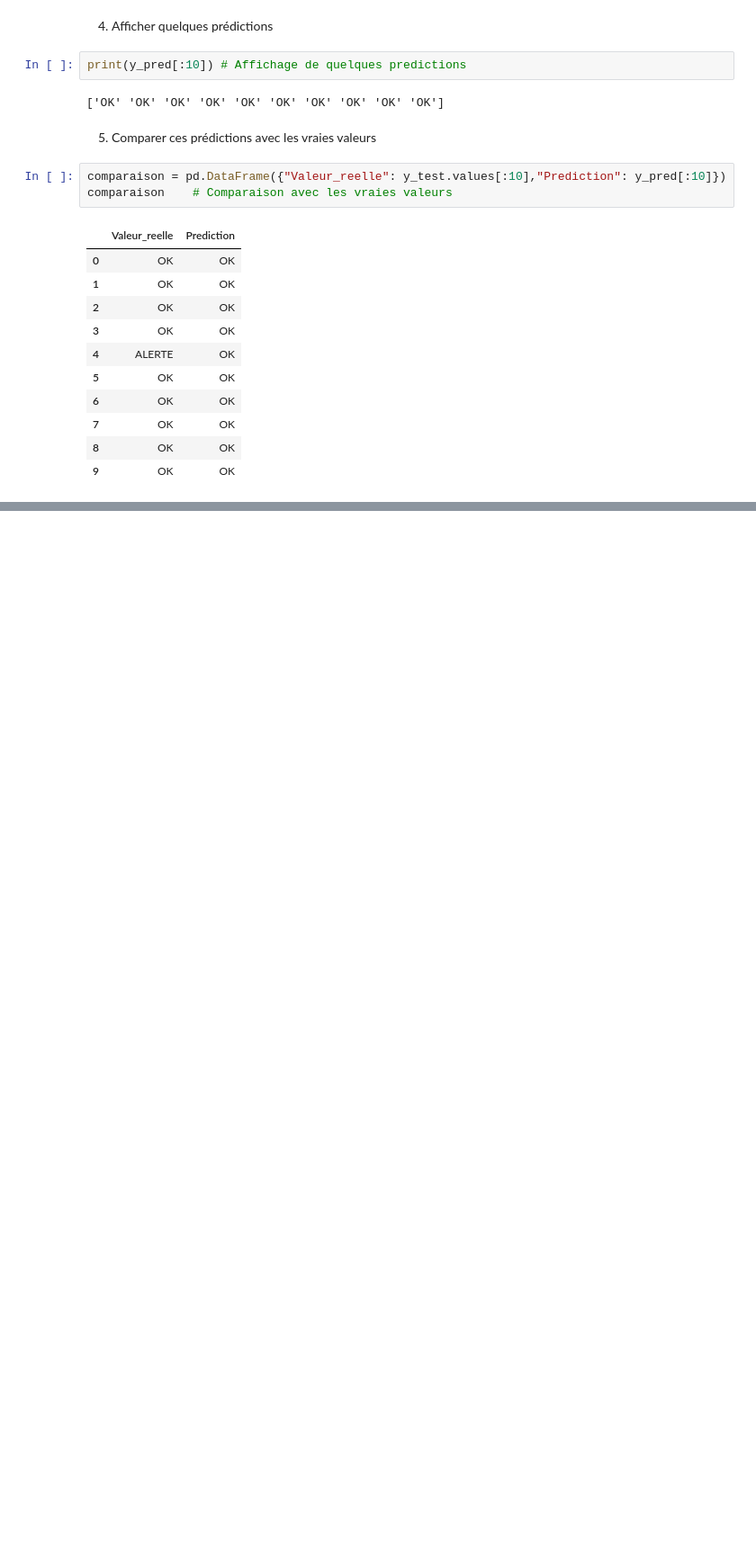
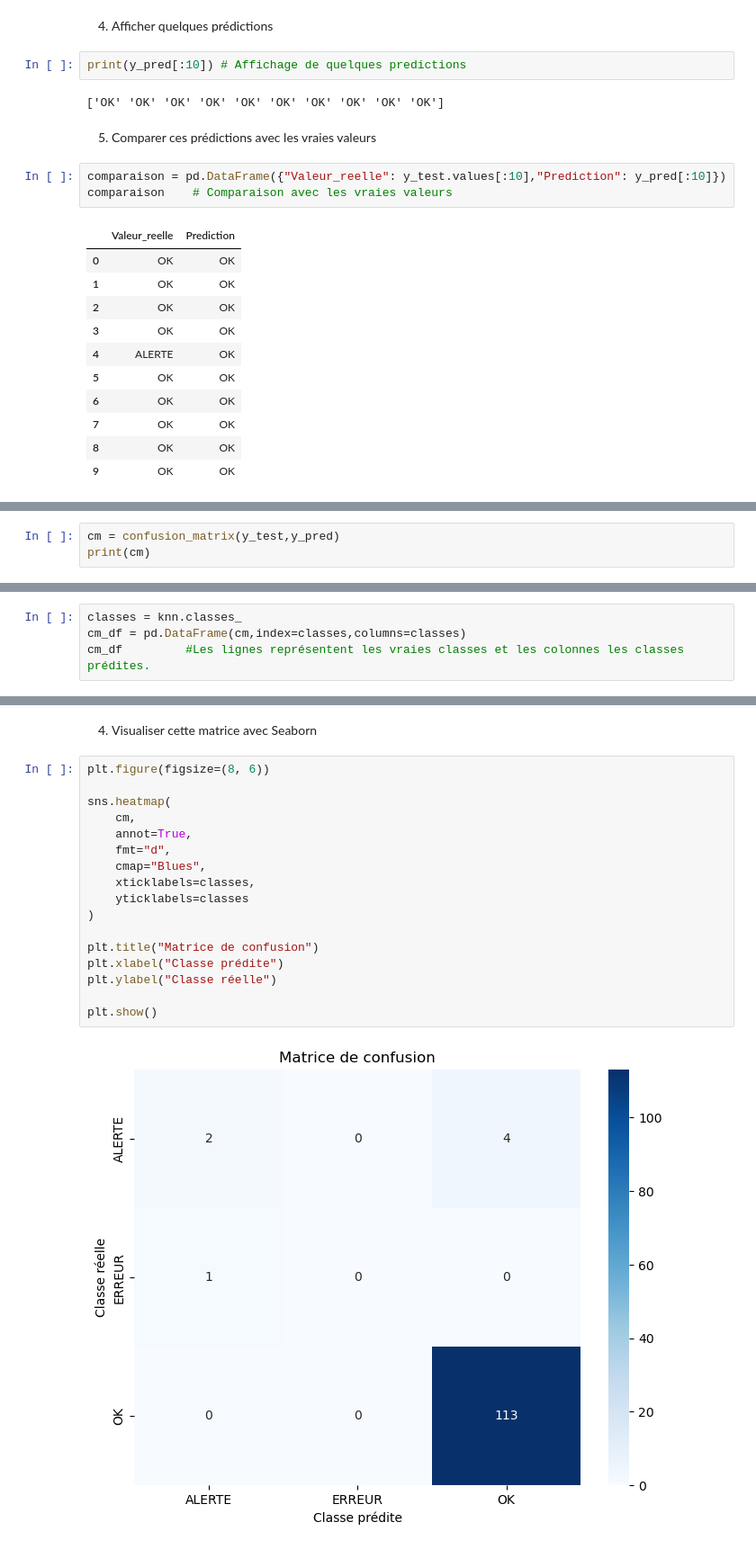
Before and after one commit to khadidiatoungom4-ai/Atelier_Scikit-learn_iot, a Jupyter notebook: atelier_scikit-learn_iot.ipynb, the cells around one changed output, grey strips where cells are left out. Shown at 90% size. Drawn from its saved outputs; the diff is of its cells as text; blank space fills up the shorter version.

```diff
--- a/atelier_scikit-learn_iot.ipynb
+++ b/atelier_scikit-learn_iot.ipynb
@@ -365,0 +387,3 @@ comparaison    # Comparaison avec les vraies valeurs
+# %%
+cm = confusion_matrix(y_test,y_pred)
+print(cm)
@@ -365,0 +394,4 @@ comparaison    # Comparaison avec les vraies valeurs
+# %%
+classes = knn.classes_
+cm_df = pd.DataFrame(cm,index=classes,columns=classes)
+cm_df         #Les lignes représentent les vraies classes et les colonnes les classes prédites.
@@ -365,0 +431,21 @@ comparaison    # Comparaison avec les vraies valeurs
+# %% [markdown]
+4) Visualiser cette matrice avec Seaborn
+# %%
+plt.figure(figsize=(8, 6))
+
+sns.heatmap(
+    cm,
+    annot=True,
+    fmt="d",
+    cmap="Blues",
+    xticklabels=classes,
+    yticklabels=classes
+)
+
+plt.title("Matrice de confusion")
+plt.xlabel("Classe prédite")
+plt.ylabel("Classe réelle")
+
+plt.show()
+# %% [output]
+[figure, added]
```
Also changed, not shown: parts of 14 cells of this notebook.
